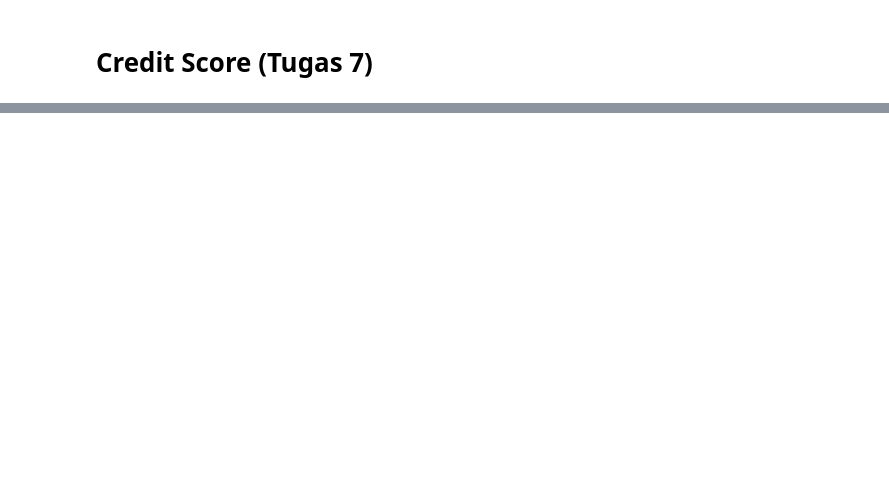
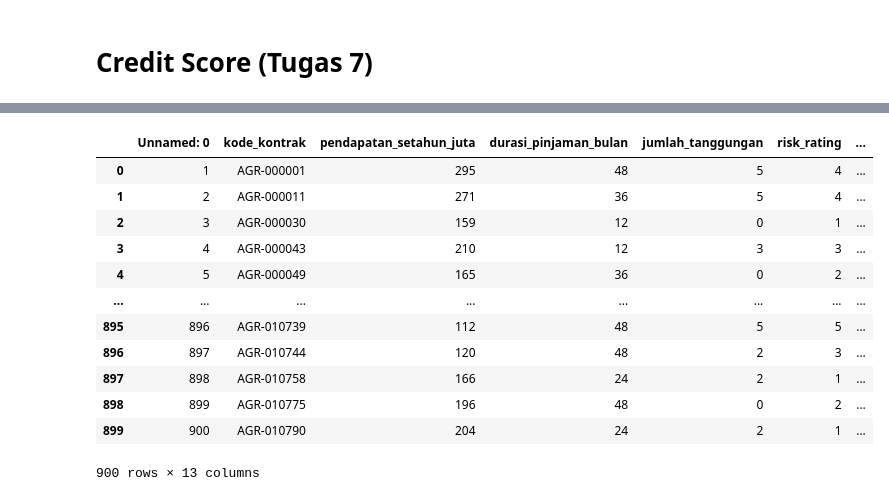
Before and after one commit to 08-Ahlaqul-Karimah/datamining, a Jupyter notebook: _sources/notebooks7.ipynb, the cells around one changed output, grey strips where cells are left out. Saved outputs shown, nothing was run; the diff lists cells and outputs as text; code cells hidden in the pictures; blank space fills up the shorter version.

```diff
--- a/_sources/notebooks7.ipynb
+++ b/_sources/notebooks7.ipynb
@@ -20,0 +24,27 @@ df.head()
+# %%
+data = dataset.drop(columns=['kpr_aktif', 'rata_rata_overdue'])
+# %%
+#Pre processing dengan get dummies panda
+data_kpr = dataset[['kpr_aktif']]
+data_rata = dataset[['rata_rata_overdue']]
+kpr = pd.get_dummies(data_kpr)
+rata_rata = pd.get_dummies(data_rata)
+# %%
+dataOlah = pd.concat([kpr,rata_rata],axis=1)
+# %%
+dataHasil = pd.concat([data,dataOlah], axis=1)
+dataHasil
+# %% [output]
+|  | Unnamed: 0 | kode_kontrak | pendapatan_setahun_juta | durasi_pinjaman_bulan | jumlah_tanggungan | risk_rating | ... |
+| 0 | 1 | AGR-000001 | 295 | 48 | 5 | 4 | ... |
+| 1 | 2 | AGR-000011 | 271 | 36 | 5 | 4 | ... |
+| 2 | 3 | AGR-000030 | 159 | 12 | 0 | 1 | ... |
+| 3 | 4 | AGR-000043 | 210 | 12 | 3 | 3 | ... |
+| 4 | 5 | AGR-000049 | 165 | 36 | 0 | 2 | ... |
+| ... | ... | ... | ... | ... | ... | ... | ... |
+| 895 | 896 | AGR-010739 | 112 | 48 | 5 | 5 | ... |
+| 896 | 897 | AGR-010744 | 120 | 48 | 2 | 3 | ... |
+| 897 | 898 | AGR-010758 | 166 | 24 | 2 | 1 | ... |
+| 898 | 899 | AGR-010775 | 196 | 48 | 0 | 2 | ... |
+| 899 | 900 | AGR-010790 | 204 | 24 | 2 | 1 | ... |
+900 rows × 13 columns
```
Also changed, not shown: parts of 12 cells of this notebook, 2 other files.
